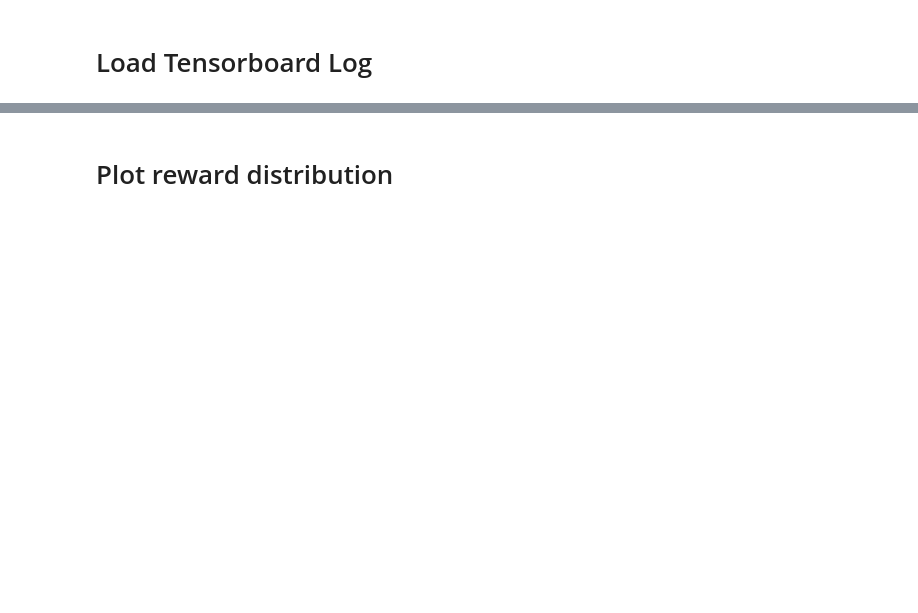
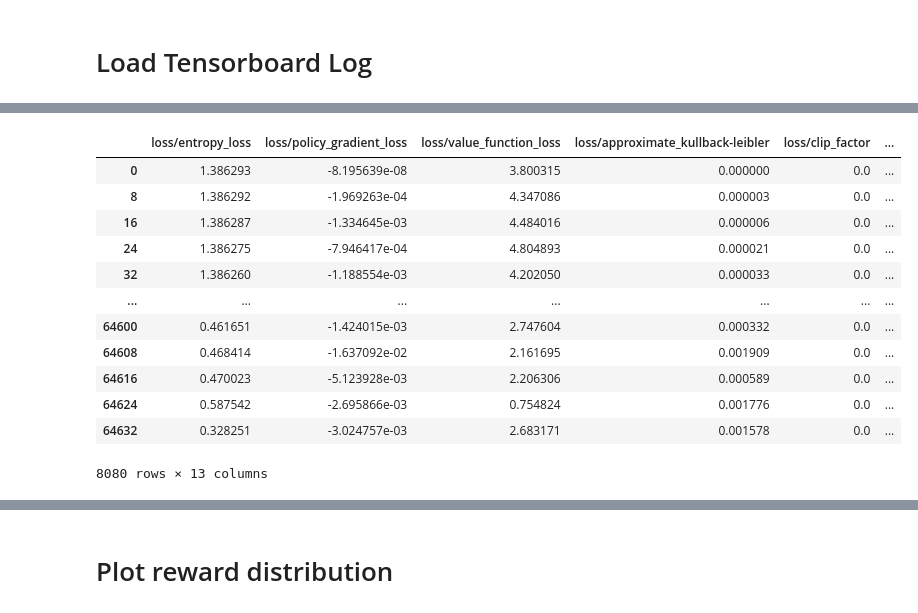
Before and after one commit to avdhoeke/robotics, a Jupyter notebook: notebooks/tensorboard.ipynb, the cells around one changed output, grey strips where cells are left out. Saved outputs shown, nothing was run; the diff lists cells and outputs as text; code cells hidden in the pictures; blank space fills up the shorter version.

```diff
--- a/notebooks/tensorboard.ipynb
+++ b/notebooks/tensorboard.ipynb
@@ -95,0 +83,16 @@ Found more than one graph event per run, or there was a metagraph containing a g
+# %%
+res
+# %% [output]
+|  | loss/entropy_loss | loss/policy_gradient_loss | loss/value_function_loss | loss/approximate_kullback-leibler | loss/clip_factor | ... |
+| 0 | 1.386293 | -8.195639e-08 | 3.800315 | 0.000000 | 0.0 | ... |
+| 8 | 1.386292 | -1.969263e-04 | 4.347086 | 0.000003 | 0.0 | ... |
+| 16 | 1.386287 | -1.334645e-03 | 4.484016 | 0.000006 | 0.0 | ... |
+| 24 | 1.386275 | -7.946417e-04 | 4.804893 | 0.000021 | 0.0 | ... |
+| 32 | 1.386260 | -1.188554e-03 | 4.202050 | 0.000033 | 0.0 | ... |
+| ... | ... | ... | ... | ... | ... | ... |
+| 64600 | 0.461651 | -1.424015e-03 | 2.747604 | 0.000332 | 0.0 | ... |
+| 64608 | 0.468414 | -1.637092e-02 | 2.161695 | 0.001909 | 0.0 | ... |
+| 64616 | 0.470023 | -5.123928e-03 | 2.206306 | 0.000589 | 0.0 | ... |
+| 64624 | 0.587542 | -2.695866e-03 | 0.754824 | 0.001776 | 0.0 | ... |
+| 64632 | 0.328251 | -3.024757e-03 | 2.683171 | 0.001578 | 0.0 | ... |
+8080 rows × 13 columns
```
Also changed, not shown: parts of 12 cells of this notebook, 28 other files.
